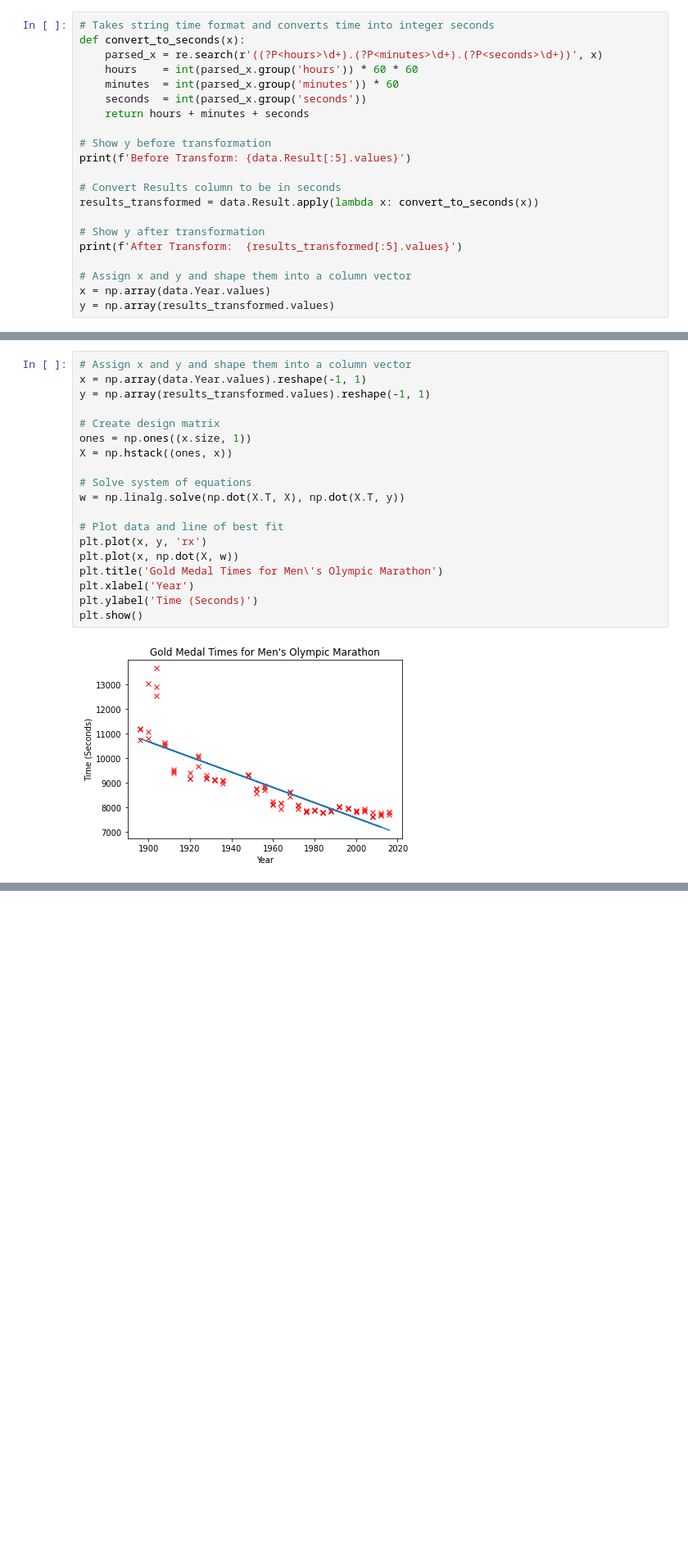
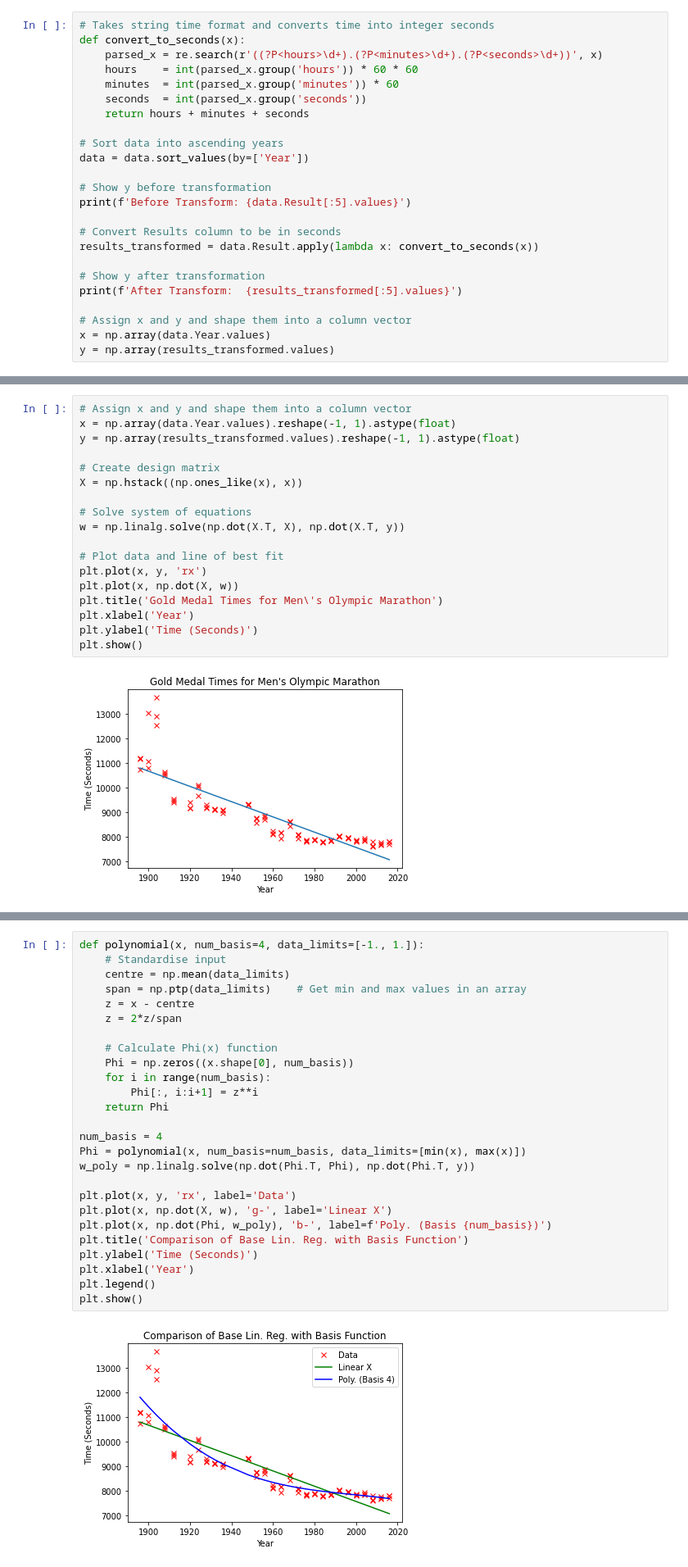
Before and after one commit to wrmthorne/SWiCS-WIE-Advanced-Python-Worksheets, a Jupyter notebook: linear_regression_notebook.ipynb, the cells around one changed output, grey strips where cells are left out. Shown at 82% size. Cells and saved outputs as stored; diff of their text form; blank space fills up the shorter version.

Commit message:
Added basis functions to extension

```diff
--- a/linear_regression_notebook.ipynb
+++ b/linear_regression_notebook.ipynb
@@ -75,6 +75,9 @@ def convert_to_seconds(x):
     minutes  = int(parsed_x.group('minutes')) * 60
     seconds  = int(parsed_x.group('seconds'))
     return hours + minutes + seconds
+
+# Sort data into ascending years
+data = data.sort_values(by=['Year'])
 
 # Show y before transformation
 print(f'Before Transform: {data.Result[:5].values}')
@@ -339,12 +389,11 @@ print(w)
 Putting everything together, we will repeat the linear regression example using the olympic data from before.
 # %%
 # Assign x and y and shape them into a column vector
-x = np.array(data.Year.values).reshape(-1, 1)
-y = np.array(results_transformed.values).reshape(-1, 1)
+x = np.array(data.Year.values).reshape(-1, 1).astype(float)
+y = np.array(results_transformed.values).reshape(-1, 1).astype(float)
 
 # Create design matrix
-ones = np.ones((x.size, 1))
-X = np.hstack((ones, x))
+X = np.hstack((np.ones_like(x), x))
 
 # Solve system of equations
 w = np.linalg.solve(np.dot(X.T, X), np.dot(X.T, y))
@@ -360,0 +416,28 @@ plt.show()
+# %%
+def polynomial(x, num_basis=4, data_limits=[-1., 1.]):
+    # Standardise input
+    centre = np.mean(data_limits)
+    span = np.ptp(data_limits)    # Get min and max values in an array
+    z = x - centre
+    z = 2*z/span
+
+    # Calculate Phi(x) function
+    Phi = np.zeros((x.shape[0], num_basis))
+    for i in range(num_basis):
+        Phi[:, i:i+1] = z**i
+    return Phi
+
+num_basis = 4
+Phi = polynomial(x, num_basis=num_basis, data_limits=[min(x), max(x)])
+w_poly = np.linalg.solve(np.dot(Phi.T, Phi), np.dot(Phi.T, y))
+
+plt.plot(x, y, 'rx', label='Data')
+plt.plot(x, np.dot(X, w), 'g-', label='Linear X')
+plt.plot(x, np.dot(Phi, w_poly), 'b-', label=f'Poly. (Basis {num_basis})')
+plt.title('Comparison of Base Lin. Reg. with Basis Function')
+plt.ylabel('Time (Seconds)')
+plt.xlabel('Year')
+plt.legend()
+plt.show()
+# %% [output]
+[figure, added]
```
Also changed, not shown: parts of 9 cells of this notebook.
